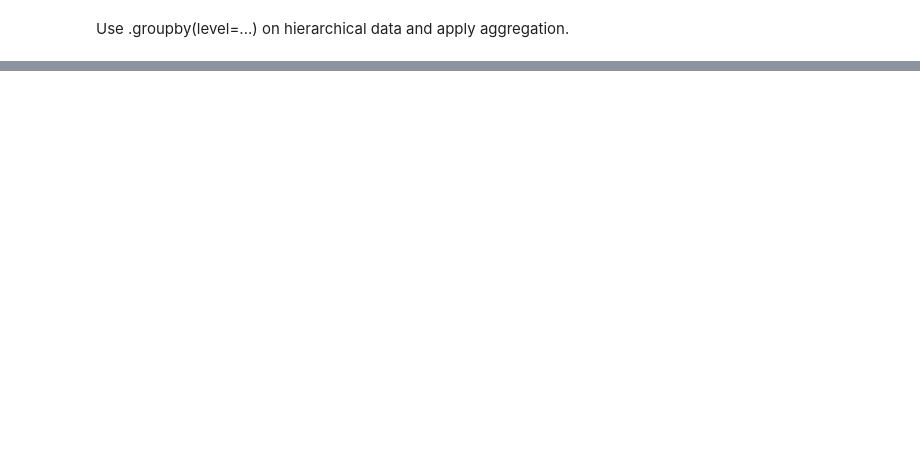
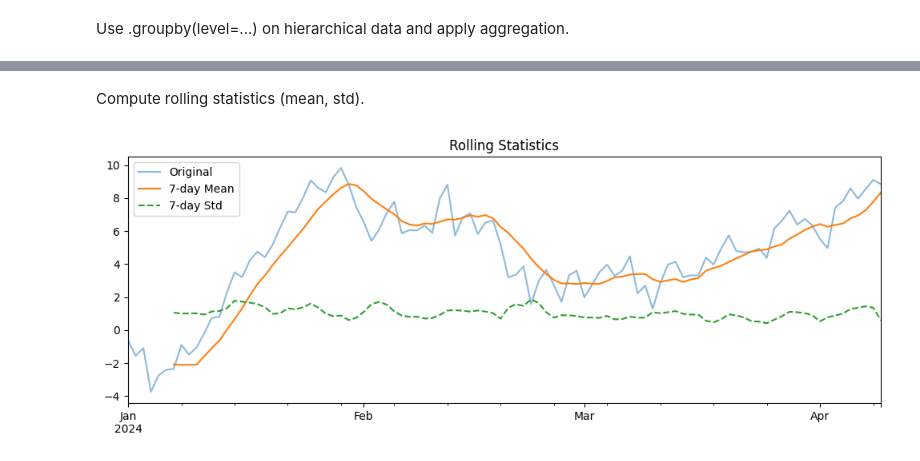
Before and after one commit to AllenL8921/CSC245_IntroToDataScience, a Jupyter notebook: Homework9/Homework9.ipynb, the cells around one changed output, grey strips where cells are left out. Cells and saved outputs as stored; diff of their text form; code cells hidden in the pictures; blank space fills up the shorter version.

```diff
--- a/Homework9/Homework9.ipynb
+++ b/Homework9/Homework9.ipynb
@@ -170,0 +774,16 @@ Use .groupby(level=...) on hierarchical data and apply aggregation.
+# %%
+import pandas as pd
+import numpy as np
+import matplotlib.pyplot as plt
+
+# Create date range
+dates = pd.date_range(start='2024-01-01', periods=100, freq='D')
+data = pd.Series(np.random.randn(100).cumsum(), index=dates)
+
+# Plot
+data.plot(title='Random Time Series')
+plt.xlabel('Date')
+plt.ylabel('Value')
+plt.grid(True)
+plt.tight_layout()
+plt.show()
@@ -170,0 +827,19 @@ Use .groupby(level=...) on hierarchical data and apply aggregation.
+# %% [markdown]
+
+Compute rolling statistics (mean, std).
+# %%
+# 7-day rolling mean and std
+rolling_mean = data.rolling(window=7).mean()
+rolling_std = data.rolling(window=7).std()
+
+# Plot
+plt.figure(figsize=(10, 4))
+data.plot(label='Original', alpha=0.5)
+rolling_mean.plot(label='7-day Mean')
+rolling_std.plot(label='7-day Std', linestyle='--')
+plt.legend()
+plt.title('Rolling Statistics')
+plt.tight_layout()
+plt.show()
+# %% [output]
+[figure, added]
```
Also changed, not shown: parts of 102 cells of this notebook, 4 other files.
